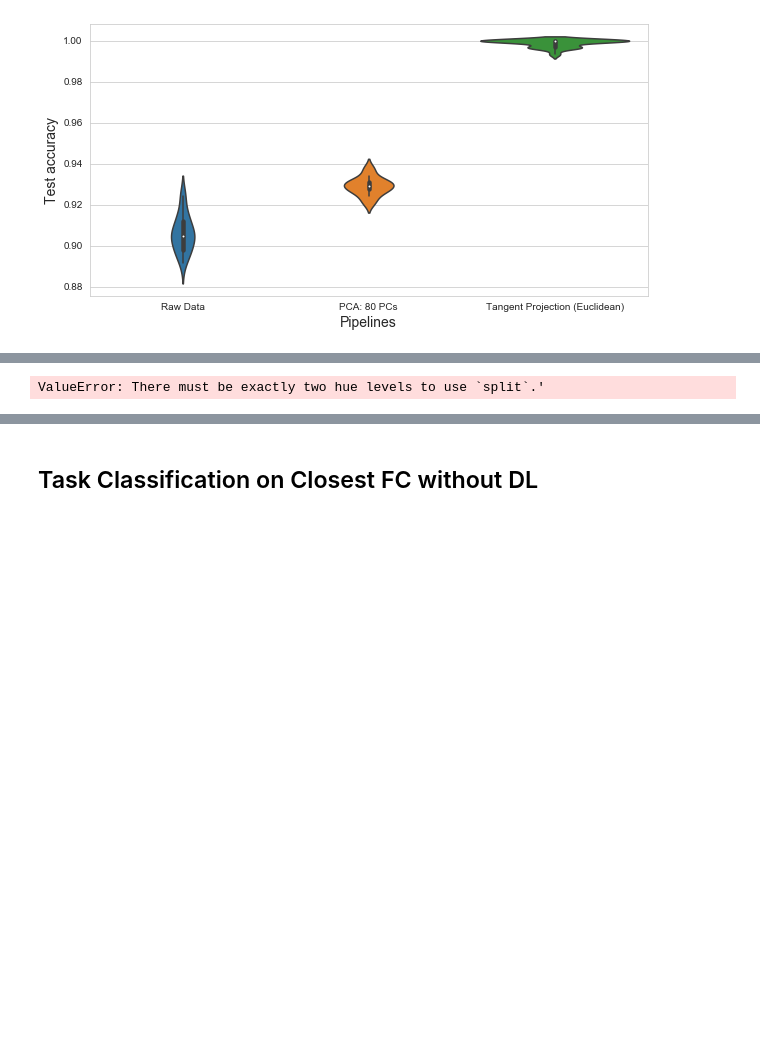
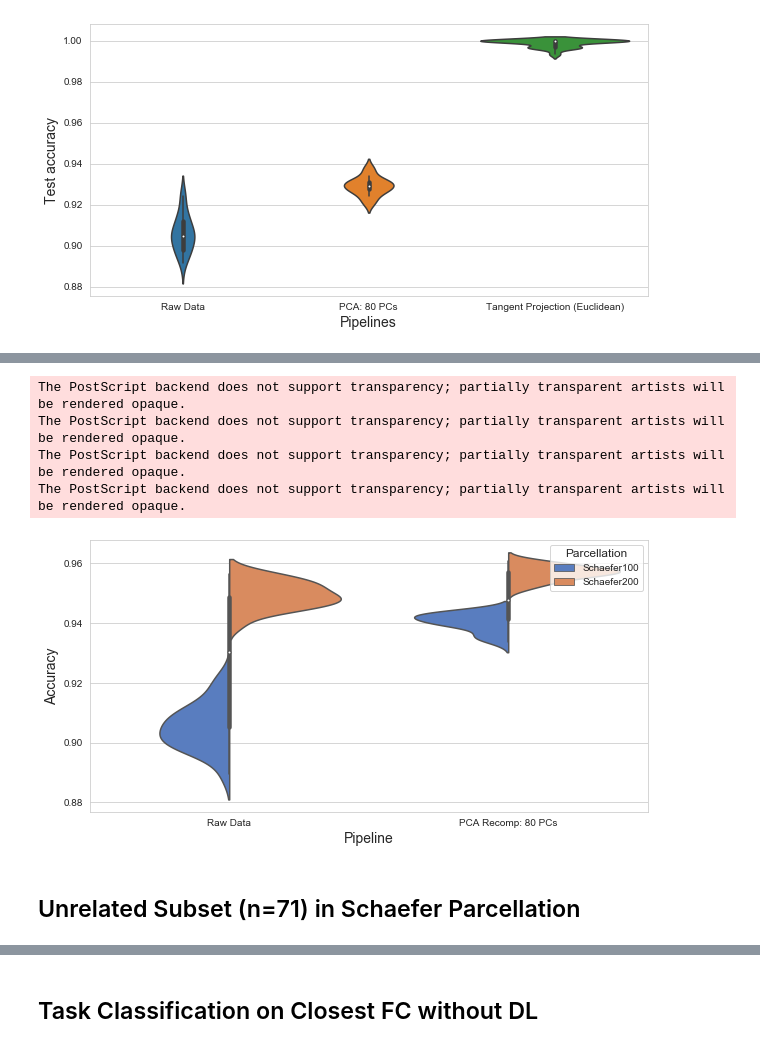
Before and after one commit to mwang29/fmri_learning, a Jupyter notebook: results/Presentation Plots.ipynb, the cells around one changed output, grey strips where cells are left out. Cells and saved outputs as stored; diff of their text form; code cells hidden in the pictures; blank space fills up the shorter version.

```diff
--- a/results/Presentation Plots.ipynb
+++ b/results/Presentation Plots.ipynb
@@ -173,5 +161,17 @@ The PostScript backend does not support transparency; partially transparent arti
-# %%
-sns.violinplot(data=df2, x='x', y='value',
-               hue='variable', split=True, inner='quart')
-# %% [output]
-ValueError: There must be exactly two hue levels to use `split`.'
+# %%
+result = pd.concat([raw100, raw200, pca100, pca200])
+ax = sns.violinplot(x="Pipeline", y="Accuracy", hue="Parcellation",
+                    data=result, palette="muted", split=True, legend=False)
+fig = ax.get_figure()
+
+fig.set_size_inches(10,5)
+plt.savefig('DL_pipelines_schaefer_notan.eps', bbox_inches='tight', transparent=True)
+plt.show()
+# %% [output]
+The PostScript backend does not support transparency; partially transparent artists will be rendered opaque.
+The PostScript backend does not support transparency; partially transparent artists will be rendered opaque.
+The PostScript backend does not support transparency; partially transparent artists will be rendered opaque.
+The PostScript backend does not support transparency; partially transparent artists will be rendered opaque.
+[figure, added]
+# %% [markdown]
+## Unrelated Subset (n=71) in Schaefer Parcellation
```
Also changed, not shown: parts of 7 cells of this notebook, 17 other files.
